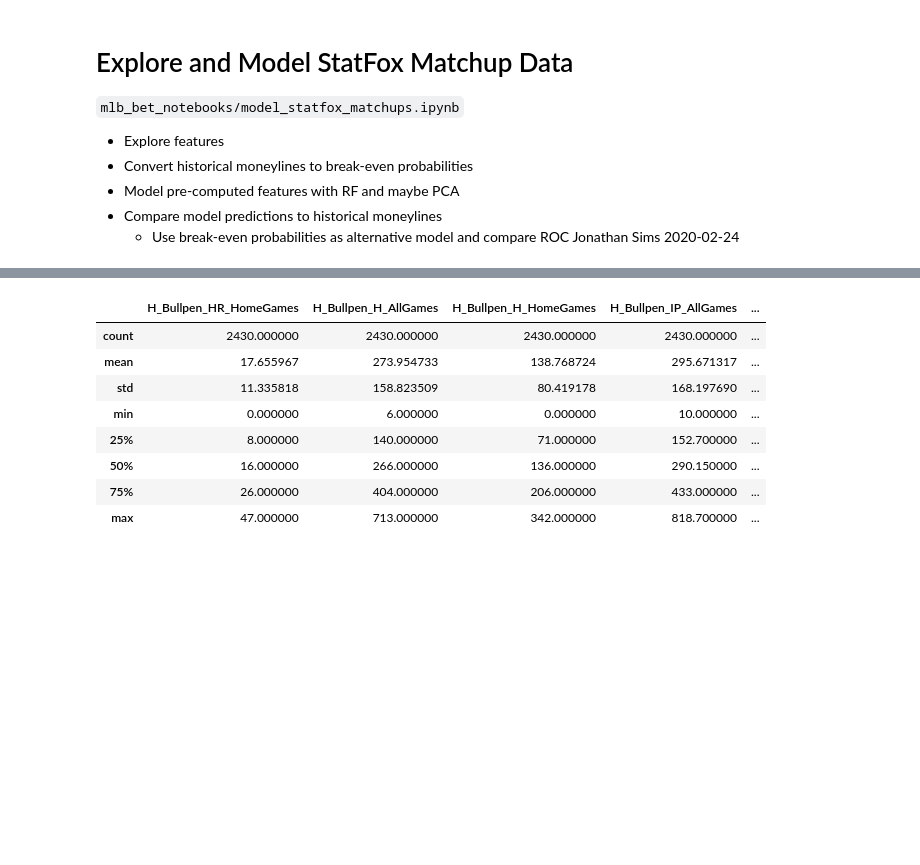
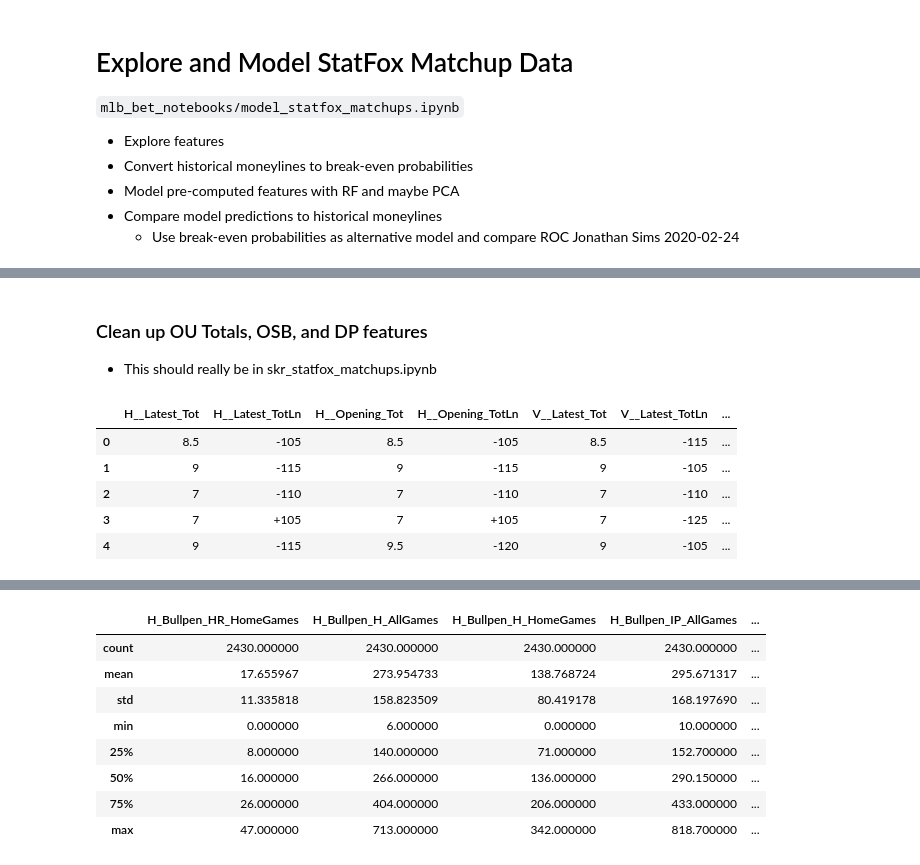
Before and after one commit to etothexipi/mlb_bet_notebooks, a Jupyter notebook: model_statfox_matchups.ipynb, the cells around one changed output, grey strips where cells are left out. Cells and saved outputs as stored; diff of their text form; code cells hidden in the pictures; blank space fills up the shorter version.

Commit message:
cleaned up OU, OSB, DP, Pct fields instead of dropping

```diff
--- a/model_statfox_matchups.ipynb
+++ b/model_statfox_matchups.ipynb
@@ -97,0 +18,5 @@ roc_auc_score(df_targ_keeps, df_lateline_prob)
+# %%
+file_in1 = '20200310.skr_statfox.2010-2018.0.7400.tsv.gz'
+file_in2 = '20200310.skr_statfox.2010-2018.7400.10000.tsv.gz'
+file_in3 = '20200310.skr_statfox.2010-2018.10000.12000.tsv.gz'
+file_in4 = '20200310.skr_statfox.2010-2018.12000.16000.tsv.gz'
@@ -97,0 +25,8 @@ roc_auc_score(df_targ_keeps, df_lateline_prob)
+# %%
+### Import chunks and append
+
+df1 = pd.read_csv(file_in1, sep='\t', low_memory=False)
+df2 = pd.read_csv(file_in2, sep='\t', low_memory=False)
+df3 = pd.read_csv(file_in3, sep='\t', low_memory=False)
+df4 = pd.read_csv(file_in4, sep='\t', low_memory=False)
+df = pd.concat([df1, df2, df3, df4], ignore_index=False, sort=True)
@@ -97,0 +40,5 @@ roc_auc_score(df_targ_keeps, df_lateline_prob)
+# %%
+### Give proper name to the match index
+
+df['matchidx'] = df['Unnamed: 0']
+df = df.drop(['Unnamed: 0'], axis=1)
@@ -97,0 +59,27 @@ roc_auc_score(df_targ_keeps, df_lateline_prob)
+# %% [markdown]
+### Clean up OU Totals, OSB, and DP features
+- This should really be in skr_statfox_matchups.ipynb
+# %%
+### Split by a comma then drop Ov and Un text
+
+ou_cols = [col for col in df.columns if '_Total' in col]
+
+if ou_cols != []:
+    for x in ou_cols:
+        xO = x.replace('_Total', '_Tot')
+        xU = x.replace('_Total', '_TotLn')
+
+        df[[xO,xU]] = df[x].str.split(",", expand=True)
+        df[xO] = df[xO].str.replace("Ov ","")
+        df[xO] = df[xO].str.replace("Un ","")
+        df = df.drop(x, axis=1)
+
+new_ou_cols = [col for col in df.columns if '_Tot' in col]
+df[new_ou_cols].head()
+# %% [output]
+|  | H__Latest_Tot | H__Latest_TotLn | H__Opening_Tot | H__Opening_TotLn | V__Latest_Tot | V__Latest_TotLn | ... |
+| 0 | 8.5 | -105 | 8.5 | -105 | 8.5 | -115 | ... |
+| 1 | 9 | -115 | 9 | -115 | 9 | -105 | ... |
+| 2 | 7 | -110 | 7 | -110 | 7 | -110 | ... |
+| 3 | 7 | +105 | 7 | +105 | 7 | -125 | ... |
+| 4 | 9 | -115 | 9.5 | -120 | 9 | -105 | ... |
```
Also changed, not shown: parts of 60 cells of this notebook.
